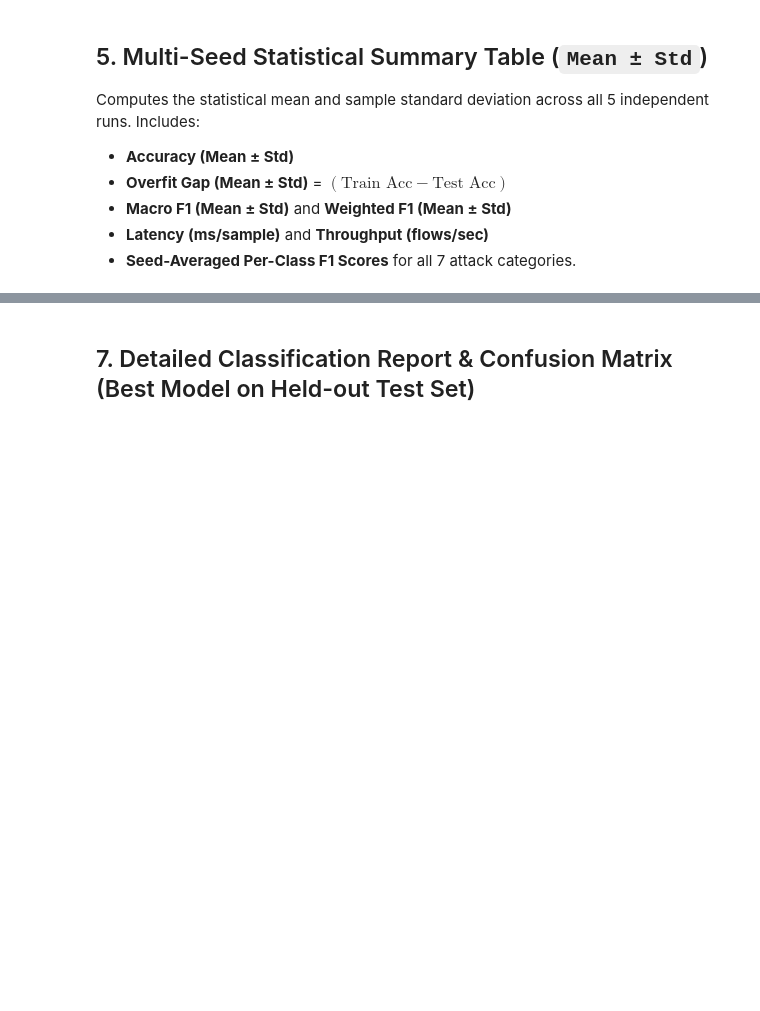
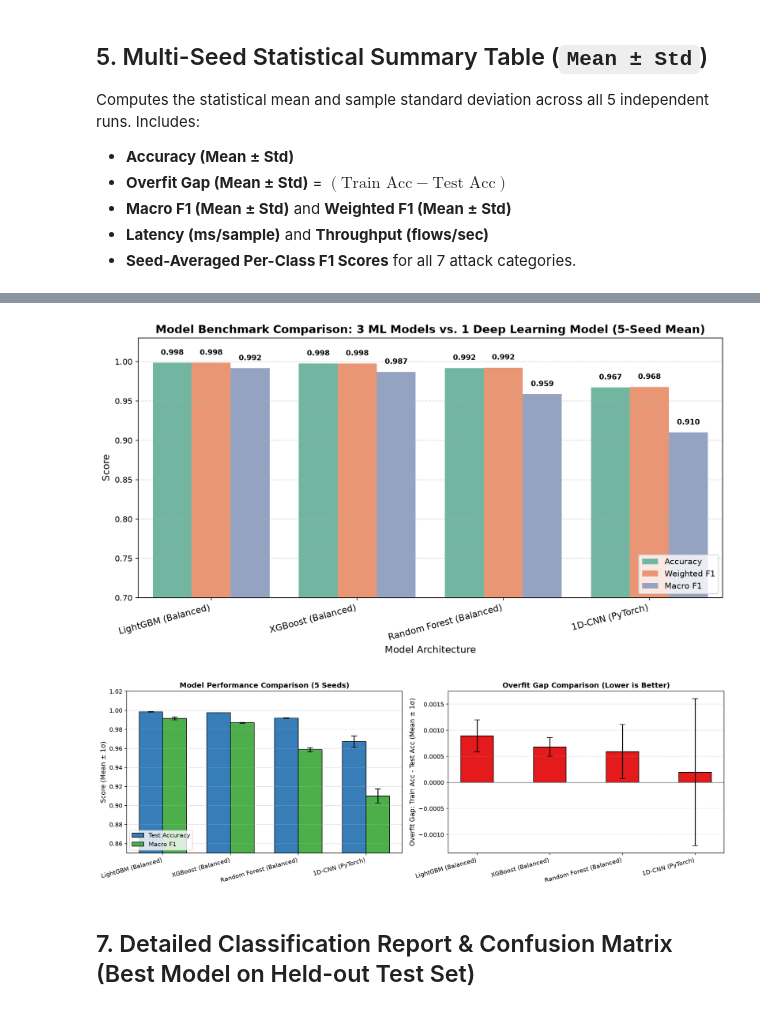
Before and after one commit to Arnxvvv/Instrusion-Detection, a Jupyter notebook: Notebooks/05_CICIDS_Rigorous_Benchmark.ipynb, the cells around one changed output, grey strips where cells are left out. Cells and saved outputs as stored; diff of their text form; code cells hidden in the pictures; blank space fills up the shorter version.

```diff
--- a/Notebooks/05_CICIDS_Rigorous_Benchmark.ipynb
+++ b/Notebooks/05_CICIDS_Rigorous_Benchmark.ipynb
@@ -631,3 +611,65 @@ plt.show()
+# %%
+# --- Graph 1: Benchmark Comparison (Accuracy, Weighted F1, Macro F1 across 4 Models - as in Notebook 04) ---
+plt.figure(figsize=(11, 6))
+plot_df = final_summary_df[["Model", "Type", "Raw_Acc_Mean", "Raw_WF1_Mean", "Raw_MF1_Mean"]].rename(
+    columns={"Raw_Acc_Mean": "Accuracy", "Raw_WF1_Mean": "Weighted F1", "Raw_MF1_Mean": "Macro F1"}
+)
+melted = plot_df.melt(id_vars=["Model", "Type"], value_vars=["Accuracy", "Weighted F1", "Macro F1"], var_name="Metric", value_name="Score")
+ax = sns.barplot(data=melted, x="Model", y="Score", hue="Metric", palette="Set2")
+plt.title("Model Benchmark Comparison: 3 ML Models vs. 1 Deep Learning Model (5-Seed Mean)", fontsize=14, fontweight="bold")
+plt.ylim(0.70, 1.03)
+plt.xticks(rotation=15, ha="right", fontsize=11)
+plt.xlabel("Model Architecture", fontsize=12)
+plt.ylabel("Score", fontsize=12)
+plt.legend(loc="lower right", frameon=True)
+plt.grid(axis='y', linestyle='--', alpha=0.5)
+
+# Annotate scores on top of bars
+for p in ax.patches:
+    h = p.get_height()
+    if h > 0:
+        ax.annotate(f"{h:.3f}", (p.get_x() + p.get_width() / 2., h + 0.008),
+                    ha='center', va='bottom', fontsize=9, fontweight='bold')
+plt.tight_layout()
+plt.savefig("../Models/final_model_comparison_benchmark.png", dpi=150)
+plt.show()
+
+# --- Graph 2: Statistical Error Bar Comparison & Overfit Gap ---
+fig, axes = plt.subplots(1, 2, figsize=(15, 5))
+
+x = np.arange(len(final_summary_df))
+width = 0.35
+
+# Plot 2A: Test Accuracy vs Macro F1 with +/- 1 Std Dev Error Bars
+axes[0].bar(x - width/2, final_summary_df["Raw_Acc_Mean"], width, yerr=final_summary_df["Raw_Acc_Std"],
+            capsize=5, label='Test Accuracy', color='#377eb8', edgecolor='black')
+axes[0].bar(x + width/2, final_summary_df["Raw_MF1_Mean"], width, yerr=final_summary_df["Raw_MF1_Std"],
+            capsize=5, label='Macro F1', color='#4daf4a', edgecolor='black')
+
+axes[0].set_xticks(x)
+axes[0].set_xticklabels(final_summary_df["Model"], rotation=15, ha='right', fontsize=10)
+axes[0].set_ylim(0.85, 1.02)
+axes[0].set_ylabel("Score (Mean ± 1σ)", fontsize=11)
+axes[0].set_title("Model Performance Comparison (5 Seeds)", fontsize=12, fontweight='bold')
+axes[0].legend(loc='lower left', fontsize=10)
+axes[0].grid(axis='y', linestyle='--', alpha=0.5)
+
+# Plot 2B: Overfit Gap (Train Acc - Test Acc) with Error Bars
+axes[1].bar(x, final_summary_df["Raw_Gap_Mean"], width=0.45, yerr=final_summary_df["Raw_Gap_Std"],
+            capsize=5, color='#e41a1c', edgecolor='black')
+axes[1].axhline(0, color='black', linestyle='-', linewidth=0.8)
+axes[1].set_xticks(x)
+axes[1].set_xticklabels(final_summary_df["Model"], rotation=15, ha='right', fontsize=10)
+axes[1].set_ylabel("Overfit Gap: Train Acc - Test Acc (Mean ± 1σ)", fontsize=11)
+axes[1].set_title("Overfit Gap Comparison (Lower is Better)", fontsize=12, fontweight='bold')
+axes[1].grid(axis='y', linestyle='--', alpha=0.5)
+
+plt.tight_layout()
+plt.savefig("../Models/final_error_bars_comparison.png", dpi=150)
+plt.show()
+# %% [output]
+[figure, added]
+[figure, added]
 # %% [markdown]
 ## 7. Detailed Classification Report & Confusion Matrix (Best Model on Held-out Test Set)
 # %%
```
Also changed, not shown: parts of 7 cells of this notebook.
